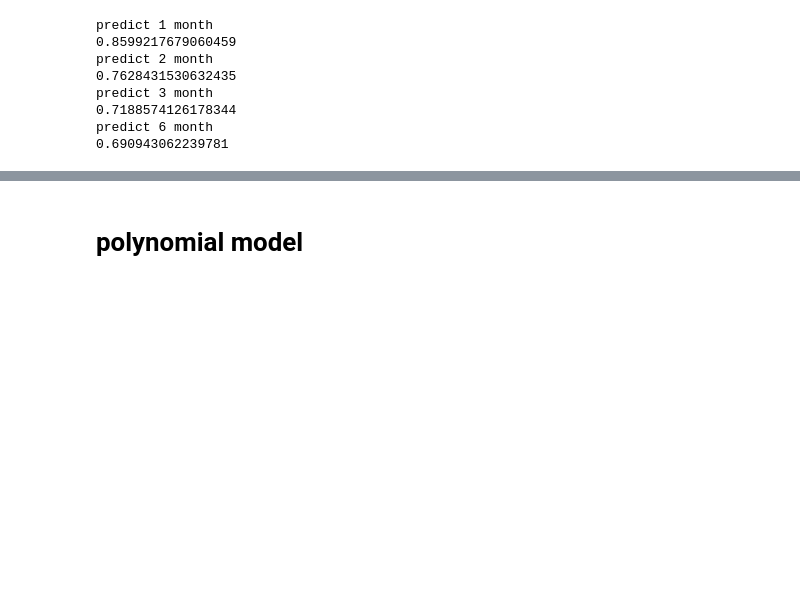
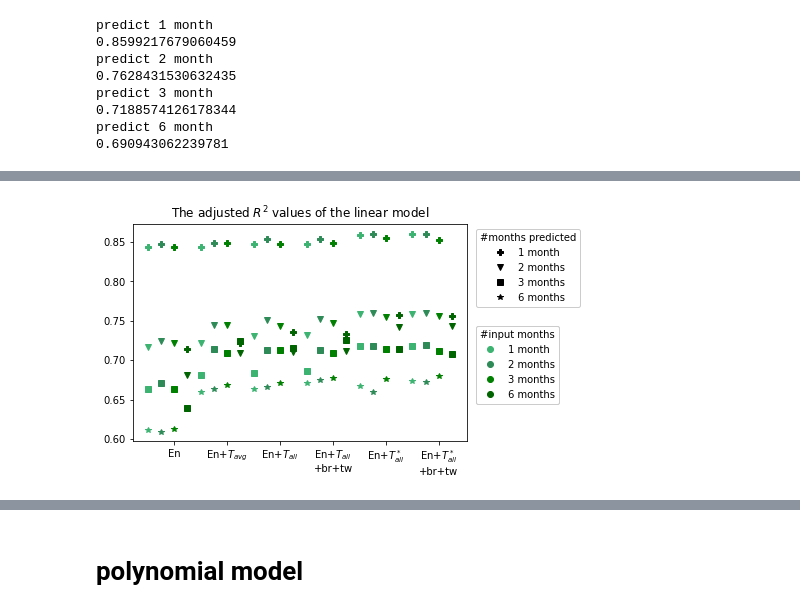
Before and after one commit to Dubspergensoep/Project_ML_En_Consump, a Jupyter notebook: Linear_models.ipynb, the cells around one changed output, grey strips where cells are left out. Saved outputs shown, nothing was run; the diff lists cells and outputs as text; code cells hidden in the pictures; blank space fills up the shorter version.

```diff
--- a/Linear_models.ipynb
+++ b/Linear_models.ipynb
@@ -939,0 +1122,46 @@ predict 6 month
+# %%
+#colors=['greenyellow','yellowgreen','olivedrab','darkolivegreen']
+#colors=['lightcoral','indianred','brown','']
+colors=['mediumseagreen','seagreen','green','darkgreen']
+fig, ax = plt.subplots()
+plt.plot(R2_PCA[0],marker='P',linestyle = 'None',color=colors[0])
+plt.plot(R2_PCA[1],marker='v',linestyle = 'None',color=colors[0])
+plt.plot(R2_PCA[2],marker='s',linestyle = 'None',color=colors[0])
+plt.plot(R2_PCA[3],marker='*',linestyle = 'None',color=colors[0])
+offset_2inputs=np.linspace(0,5,6)+0.25
+plt.plot(offset_2inputs,npR2[4]-R2np1D[0]+pred1month,marker='P',linestyle = 'None',color=colors[1])
+plt.plot(offset_2inputs,npR2[5]-R2np1D[1]+pred2month,marker='v',linestyle = 'None',color=colors[1])
+plt.plot(offset_2inputs,npR2[6]-R2np1D[2]+pred3month,marker='s',linestyle = 'None',color=colors[1])
+plt.plot(offset_2inputs,npR2[7]-R2np1D[3]+pred6month,marker='*',linestyle = 'None',color=colors[1])
+offset_3inputs=np.linspace(0,5,6)+0.5
+plt.plot(offset_3inputs,npR2[8]-R2np1D[4]+pred1month,marker='P',linestyle = 'None',color=colors[2])
+plt.plot(offset_3inputs,npR2[9]-R2np1D[5]+pred2month,marker='v',linestyle = 'None',color=colors[2])
+plt.plot(offset_3inputs,npR2[10]-R2np1D[6]+pred3month,marker='s',linestyle = 'None',color=colors[2])
+plt.plot(offset_3inputs,npR2[11]-R2np1D[7]+pred6month,marker='*',linestyle = 'None',color=colors[2])
+offset_6inputs=np.linspace(0,5,6)+0.75
+plt.plot(offset_6inputs,npR2[12]-R2np1D[8]+pred2month,marker='P',linestyle = 'None',color=colors[3])
+plt.plot(offset_6inputs,npR2[13]-R2np1D[9]+pred3month,marker='v',linestyle = 'None',color=colors[3])
+plt.plot(offset_6inputs,npR2[14]-R2np1D[10]+pred6month,marker='s',linestyle = 'None',color=colors[3])
+
+plt.title('The adjusted $R^2$ values of the linear model')
+
+#legend
+markers=["P","v","s","*"]
+
+f = lambda m,c: plt.plot([],[],marker=m, color=c, ls="none")[0]
+
+handles1 = [f("o", colors[i]) for i in range(4)]
+handles2 = [f(markers[i], "k") for i in range(4)]
+labels = ['1 month','2 months','3 months','6 months']
+
+legend1=ax.legend(handles2, labels, framealpha=1,title='#months predicted',bbox_to_anchor=(1.01, 1), loc='best')
+ax.add_artist(legend1)
+legend2=ax.legend(handles1, labels, framealpha=1,title='#input months',bbox_to_anchor=(1.01, 0.15), loc='lower left')
+ax.add_artist(legend2)
+
+#X axis
+plt.xticks([0.5, 1.5, 2.5, 3.5, 4.5, 5.5],['En','En+$T_{avg}$','En+$T_{all}$','En+$T_{all}$ \n+br+tw' ,
+                                           'En+$T_{all}^*$','En+$T_{all}^*$ \n+br+tw'])
+plt.show()
+# %% [output]
+[figure, added]
```
Also changed, not shown: parts of 61 cells of this notebook.
